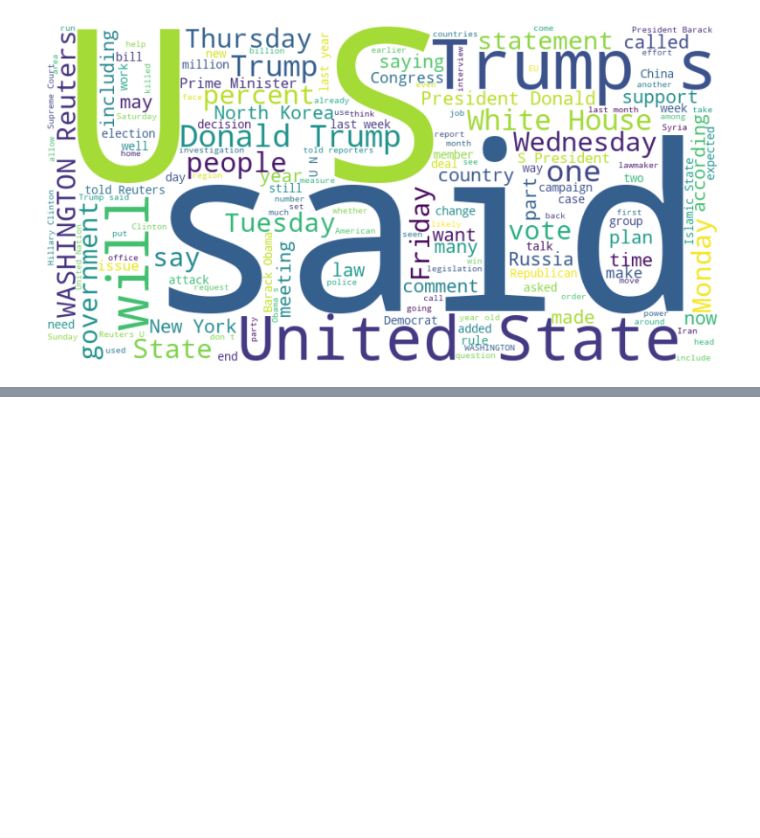
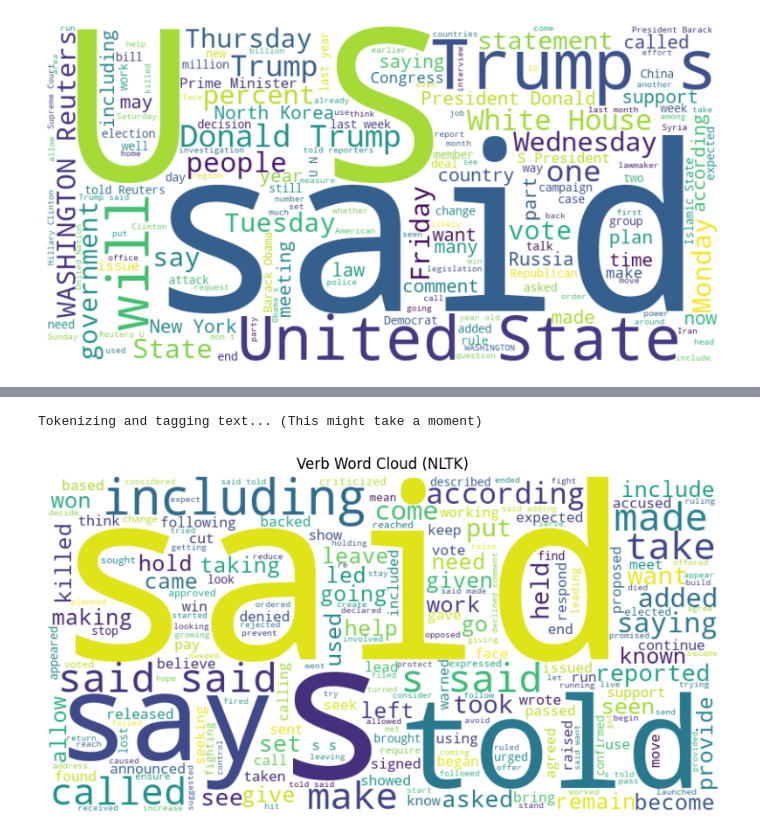
Before and after one commit to rhodemilk/fakeornah, a Jupyter notebook: FakeOrReal.ipynb, the cells around one changed output, grey strips where cells are left out. Drawn from its saved outputs; the diff is of its cells as text; code cells hidden in the pictures; blank space fills up the shorter version.

```diff
--- a/FakeOrReal.ipynb
+++ b/FakeOrReal.ipynb
@@ -847,0 +943,47 @@ ModuleNotFoundError: No module named 'spacy'
+# %%
+
+text_data = df_true['text'].dropna().astype(str)
+combined_text = " ".join(text_data)
+
+# --- Step 3: POS Tagging ---
+print("Tokenizing and tagging text... (This might take a moment)")
+
+# 1. Split text into words (Tokenization)
+tokens = nltk.word_tokenize(combined_text)
+
+# 2. Assign tags to every word (POS Tagging)
+# This creates a list like [('run', 'VB'), ('table', 'NN')]
+tagged_words = nltk.pos_tag(tokens)
+
+# --- Step 4: Filter for Verbs ---
+# NLTK tags verbs with codes starting with 'V' (VB, VBD, VBG, VBN, etc.)
+# We also create a "ignore list" for boring verbs like "is", "was", "have"
+stop_verbs = ['be', 'is', 'am', 'are', 'was', 'were', 'been', 'being',
+              'have', 'has', 'had', 'do', 'does', 'did', 'done']
+
+verbs = []
+for word, tag in tagged_words:
+    # Check if the tag starts with 'V' (Verb) AND it's not a stop verb
+    if tag.startswith('V') and word.lower() not in stop_verbs:
+        verbs.append(word)
+
+# --- Step 5: Plot ---
+if verbs:
+    verb_text = " ".join(verbs)
+
+    wordcloud = WordCloud(
+        width=800,
+        height=400,
+        background_color='white'
+    ).generate(verb_text)
+
+    plt.figure(figsize=(10, 5))
+    plt.imshow(wordcloud, interpolation='bilinear')
+    plt.axis("off")
+    plt.title("True News Verb Word Cloud (NLTK)")
+    plt.show()
+else:
+    print("No verbs found.")
+# %% [output]
+Tokenizing and tagging text... (This might take a moment)
+[figure, added]
```
Also changed, not shown: parts of 5 cells of this notebook, 2 other files.
